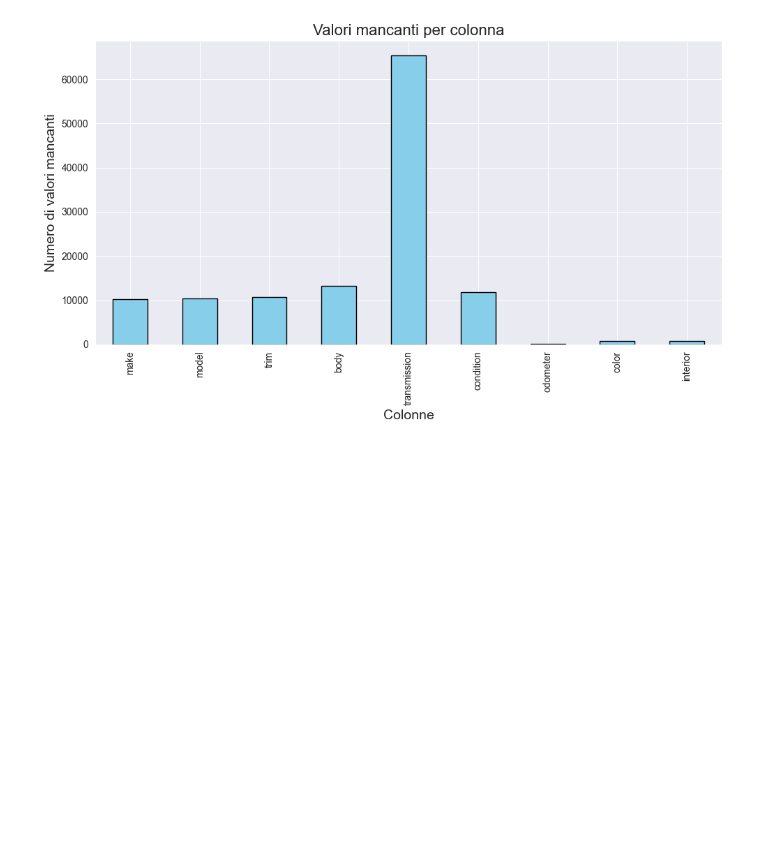
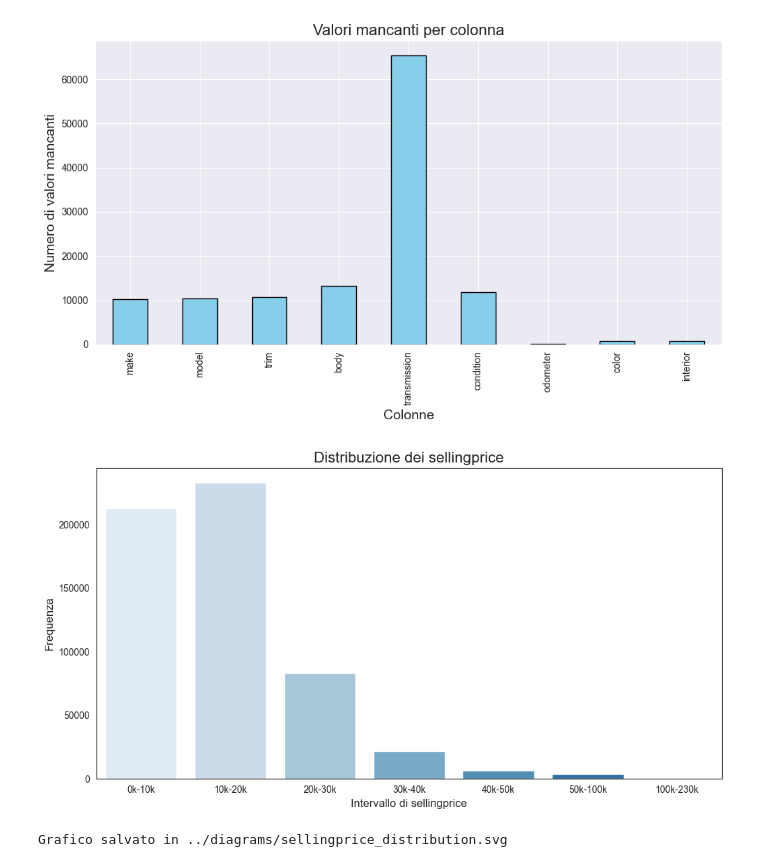
Before and after one commit to micheleantonioannunziata/carval, a Jupyter notebook: scripts/data_understanding.ipynb, the cells around one changed output. Cells and saved outputs as stored; diff of their text form; code cells hidden in the pictures; blank space fills up the shorter version.

```diff
--- a/scripts/data_understanding.ipynb
+++ b/scripts/data_understanding.ipynb
@@ -37,7 +37,7 @@ import os, numpy as np
 
 
 diagrams_dir = "../diagrams"
-df = pd.read_csv(destination_folder + '/car_prices.csv', on_bad_lines= "skip")
+df = pd.read_csv('../dataset/car_prices.csv', on_bad_lines= "skip")
 df
 # %% [output]
 |  | year | make | model | trim | body | transmission | vin | state | condition | odometer | ... |
@@ -152,3 +152,12 @@ def plot_distribution(df, column_name, labels, bins, palette='Blues', right=Fals
     plt.show()
 
     print(f"Grafico salvato in {plot_path}")
+# %%
+# confini di ciascun intervallo per il prezzo
+price_bins = [0, 10000, 20000, 30000, 40000, 50000, 100000, 230000]
+# etichette degli intervalli per il prezzo
+price_labels = ["0k-10k", "10k-20k", "20k-30k", "30k-40k", "40k-50k","50k-100k","100k-230k"]
+plot_distribution(df, 'sellingprice', price_labels, price_bins)
+# %% [output]
+[figure, added]
+Grafico salvato in ../diagrams/sellingprice_distribution.svg
```
Also changed, not shown: parts of 11 cells of this notebook, 10 other files.
